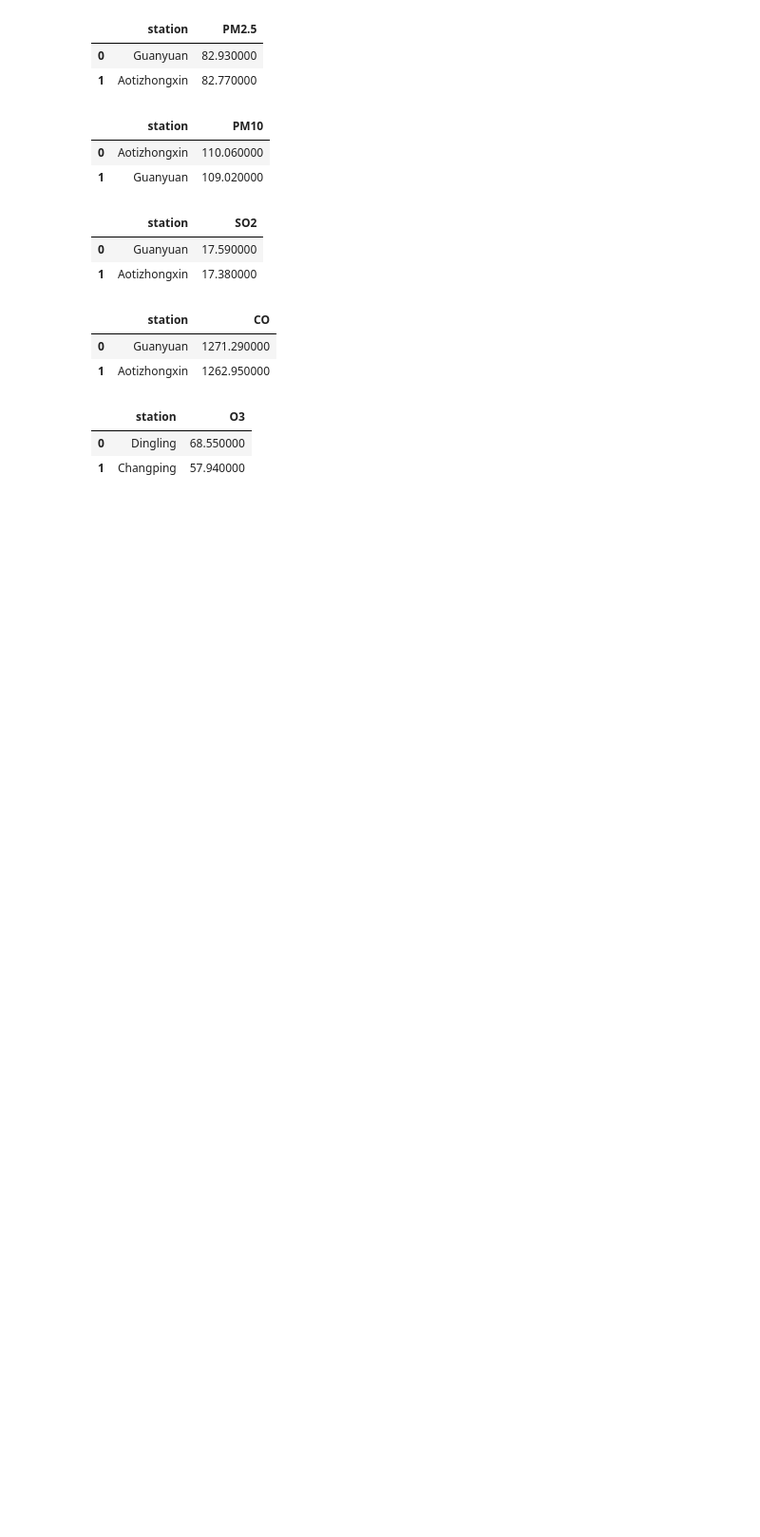
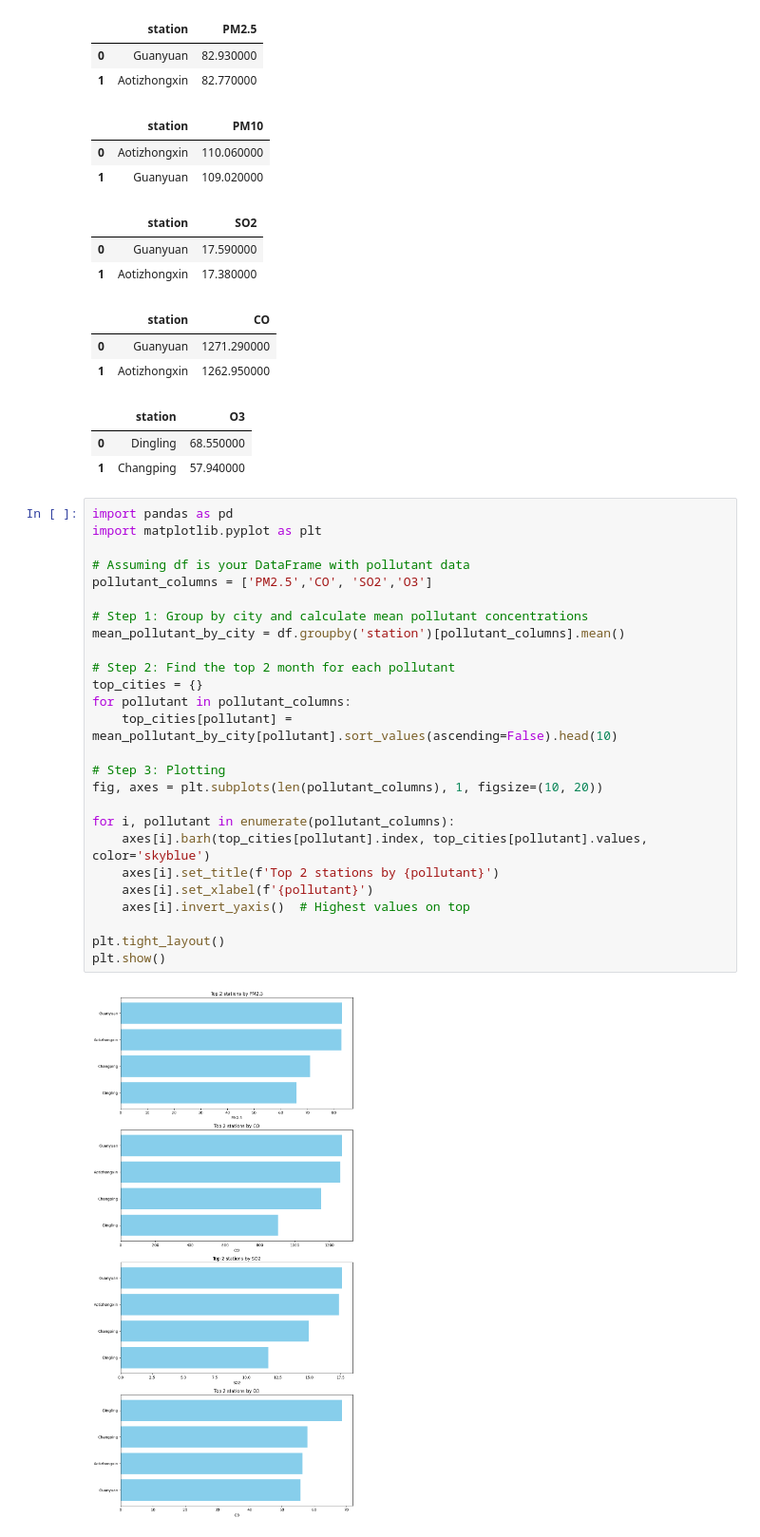
Before and after one commit to Myinnocent/CMP7005-ASSESS, a Jupyter notebook: Untitled7.ipynb, the cells around one changed output. Shown at 95% size. Saved outputs shown, nothing was run; the diff lists cells and outputs as text; blank space fills up the shorter version.

Commit message:
The varied Polluted Stations (based on AQI values)

```diff
--- a/Untitled7.ipynb
+++ b/Untitled7.ipynb
@@ -697,3 +697,31 @@ display_side_by_side(pm2_5, pm10, so2, co,ozone)
 |  | station | O3 |
 | 0 | Dingling | 68.550000 |
 | 1 | Changping | 57.940000 |
+# %%
+import pandas as pd
+import matplotlib.pyplot as plt
+
+# Assuming df is your DataFrame with pollutant data
+pollutant_columns = ['PM2.5','CO', 'SO2','O3']
+
+# Step 1: Group by city and calculate mean pollutant concentrations
+mean_pollutant_by_city = df.groupby('station')[pollutant_columns].mean()
+
+# Step 2: Find the top 2 month for each pollutant
+top_cities = {}
+for pollutant in pollutant_columns:
+    top_cities[pollutant] = mean_pollutant_by_city[pollutant].sort_values(ascending=False).head(10)
+
+# Step 3: Plotting
+fig, axes = plt.subplots(len(pollutant_columns), 1, figsize=(10, 20))
+
+for i, pollutant in enumerate(pollutant_columns):
+    axes[i].barh(top_cities[pollutant].index, top_cities[pollutant].values, color='skyblue')
+    axes[i].set_title(f'Top 2 stations by {pollutant}')
+    axes[i].set_xlabel(f'{pollutant}')
+    axes[i].invert_yaxis()  # Highest values on top
+
+plt.tight_layout()
+plt.show()
+# %% [output]
+[figure, added]
```
Also changed, not shown: parts of 7 cells of this notebook.
